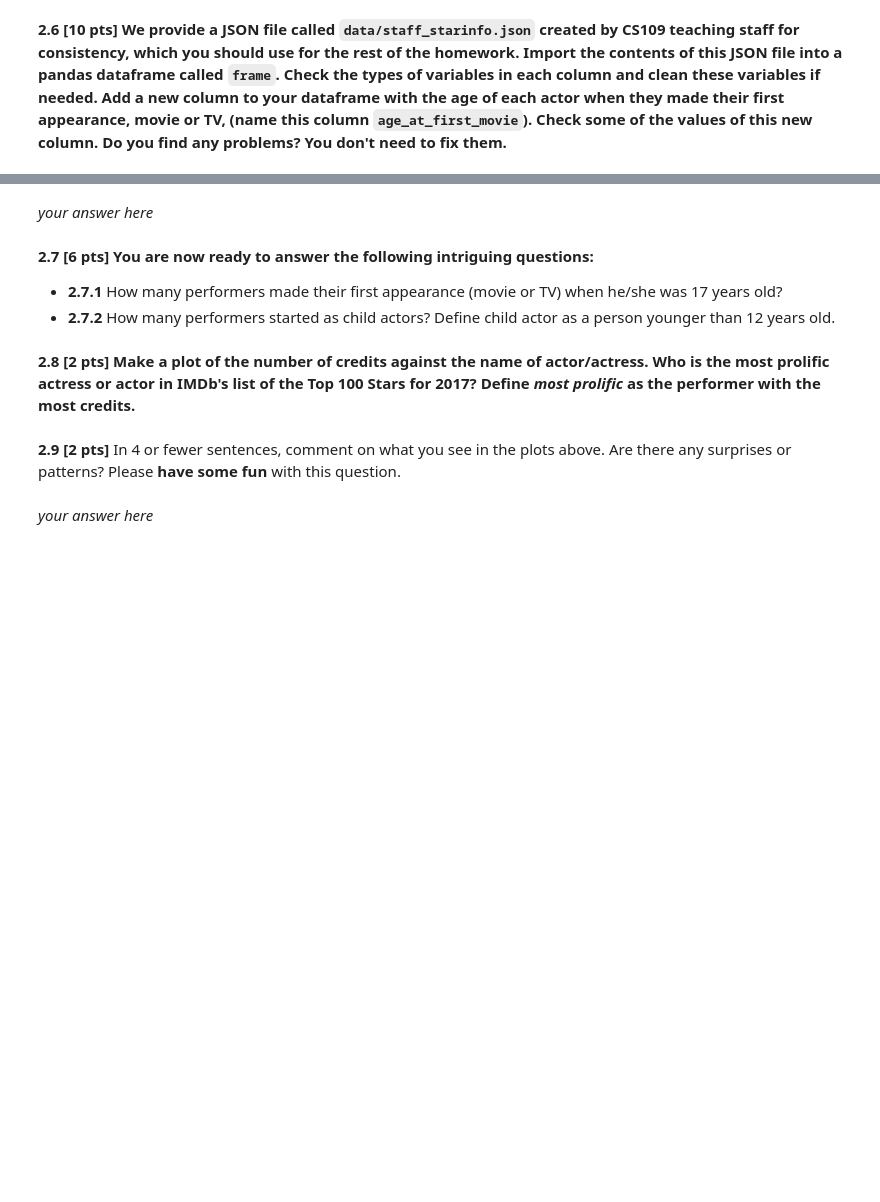
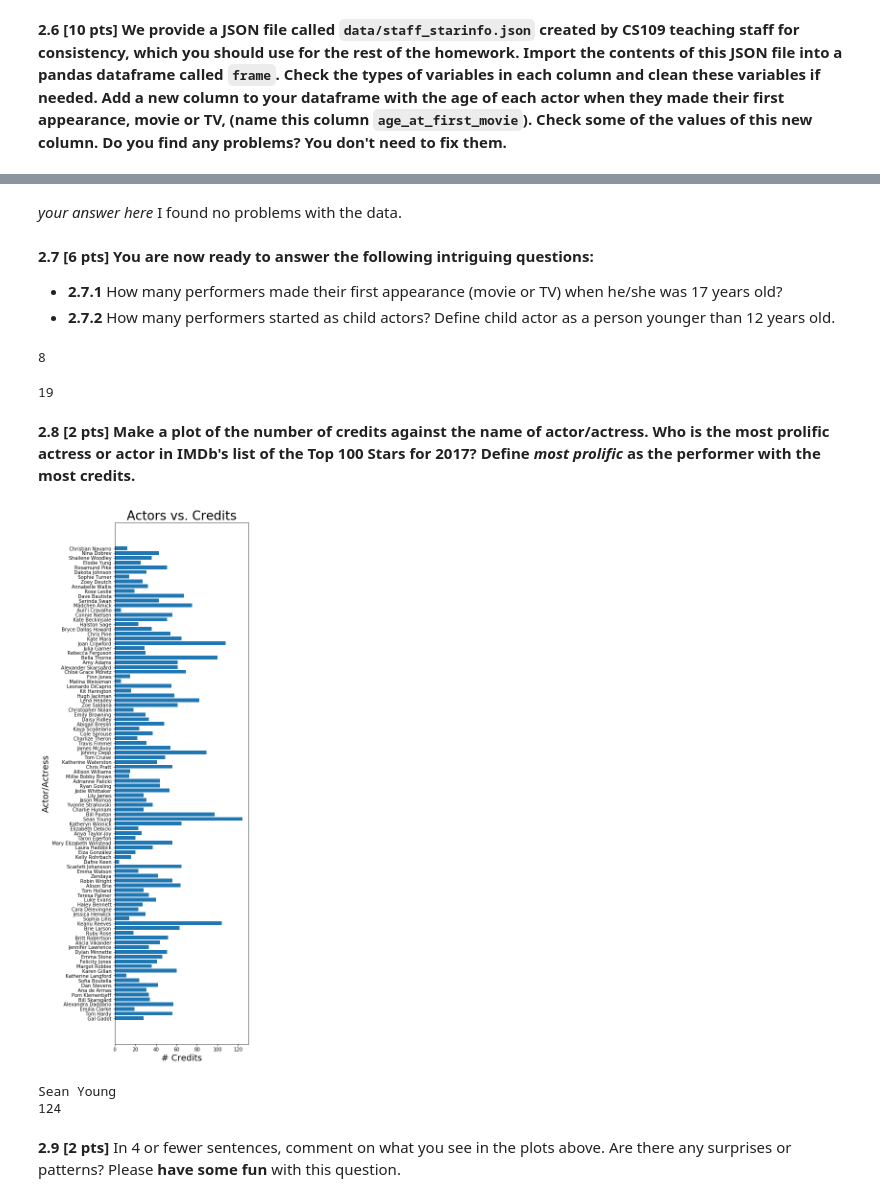
Before and after one commit to silvermang/2019-CS109A, a Jupyter notebook: cs109a_hw1/cs109a_hw1_109_submit.ipynb, the cells around one changed output, grey strips where cells are left out. Cells and saved outputs as stored; diff of their text form; code cells hidden in the pictures; blank space fills up the shorter version.

```diff
--- a/cs109a_hw1/cs109a_hw1_109_submit.ipynb
+++ b/cs109a_hw1/cs109a_hw1_109_submit.ipynb
@@ -409,0 +578,9 @@ star_table
+# %%
+# your code here
+Filename = 'data/staff_starinfo.json'
+frame = pd.read_json(Filename)
+frame.head() #display five first rows to get a picture of the data
+frame.dtypes #display data types
+frame['age_at_first_movie'] = frame['year_first_movie'] - frame['year_born'] #create new column
+pd.set_option('display.max_rows', 100)
+frame #display entire dataframe
@@ -410,11 +605,19 @@ star_table
 # %% [markdown]
 *your answer here*
+I found no problems with the data.
 # %% [markdown]
 **2.7 [6 pts] You are now ready to answer the following intriguing questions:**
 - **2.7.1** How many performers made their first appearance (movie or TV) when he/she was 17 years old?
 - **2.7.2** How many performers started as child actors? Define child actor as a person younger than 12 years old.
 # %%
 # your code here
+sum(frame['age_at_first_movie'] == 17) # 8 performers began at 17
+# %% [output]
+8
+# %%
+sum(frame['age_at_first_movie'] < 12) # 19 began as child actors
+# %% [output]
+19
 # %% [markdown]
 
 **2.8 [2 pts] Make a plot of the number of credits against the name of actor/actress. Who is the most prolific actress or actor in IMDb's list of the Top 100 Stars for 2017? Define *most prolific* as the performer with the most credits.**
@@ -423,4 +624,21 @@ star_table
+# %%
+# your code here
+from matplotlib.pyplot import figure
+figure(figsize =(5,20))
+plt.barh(frame['name'], frame['credits'])
+plt.ylabel('Actor/Actress', fontsize = 18)
+plt.xlabel('# Credits', fontsize = 18)
+plt.title('Actors vs. Credits', fontsize = 26)
+plt.show()
+# %% [output]
+[figure, added]
+# %%
+most_prolific = frame['name'][frame['credits'].idxmax()]
+print(most_prolific)
+print(frame['credits'].max())
+#Sean Young is most prolific, with 124 credits. You can also see this from the above bar graph.
+# %% [output]
+Sean Young
+124
 # %% [markdown]
 **2.9 [2 pts]** In 4 or fewer sentences, comment on what you see in the plots above.  Are there any surprises or patterns?  Please **have some fun** with this question.
-# %% [markdown]
-*your answer here*
```
Also changed, not shown: parts of 31 cells of this notebook, 22 other files.
